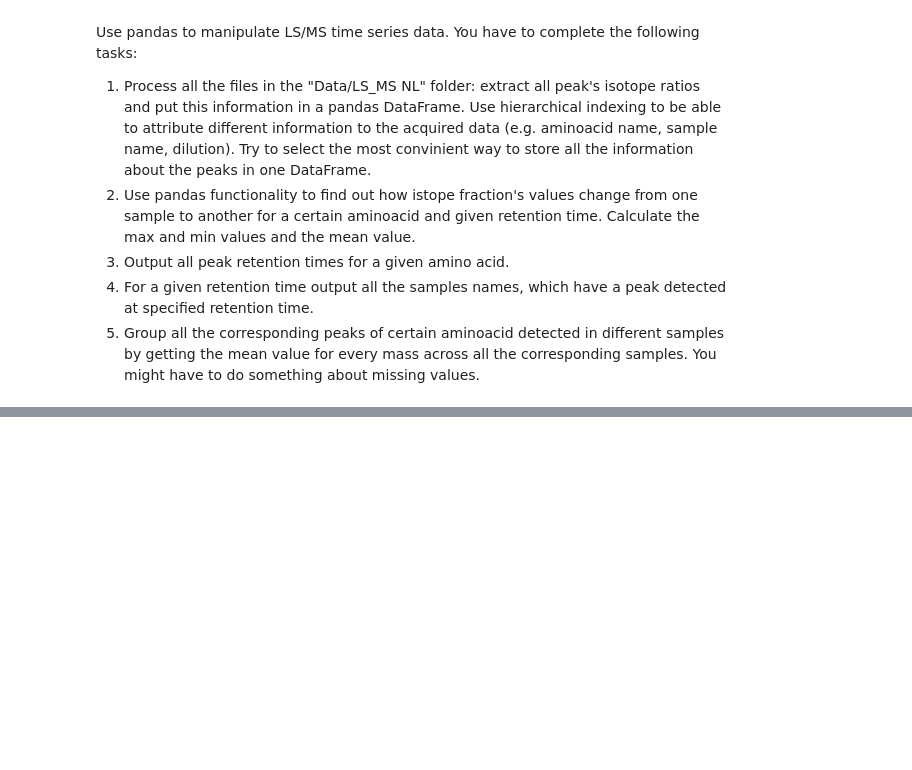
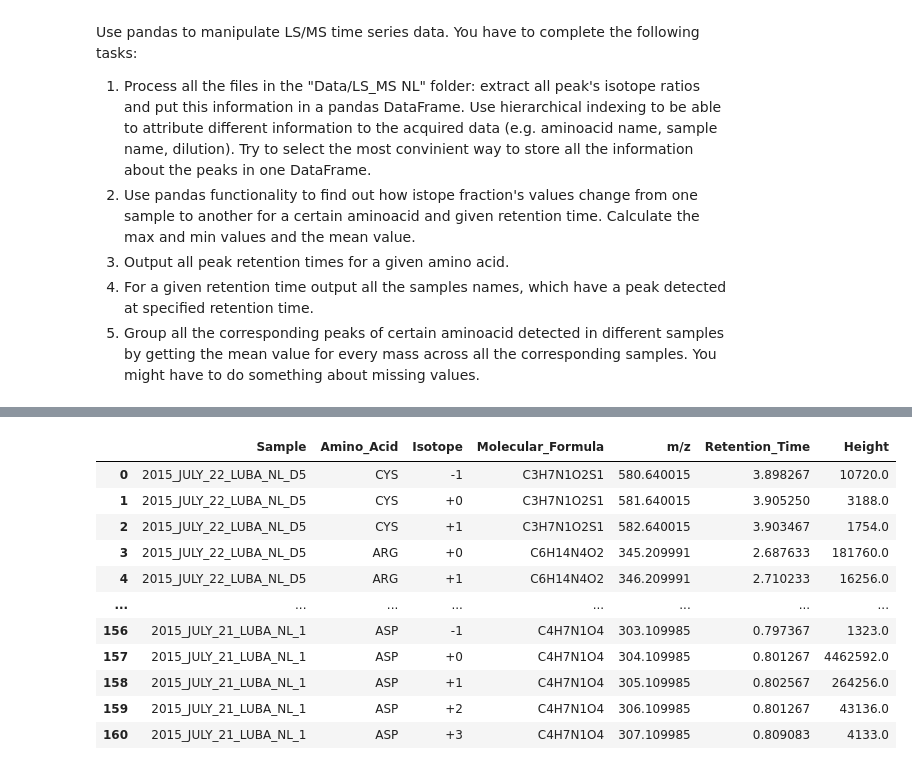
Before and after one commit to tsirleo/PythonDataAnalysis, a Jupyter notebook: Session_06/HW 6 - Data manipulation (continued).ipynb, the cells around one changed output, grey strips where cells are left out. Cells and saved outputs as stored; diff of their text form; code cells hidden in the pictures; blank space fills up the shorter version.

```diff
--- a/Session_06/HW 6 - Data manipulation (continued).ipynb
+++ b/Session_06/HW 6 - Data manipulation (continued).ipynb
@@ -10,0 +15,6 @@ Load the GLU.csv file from the "Data" folder. The file contains peak area and he
+# %%
+file_path = "../Data/GLU.csv"
+df = pd.read_csv(file_path)
+df.set_index('Name', inplace=True)
+
+df
@@ -17,3 +147,15 @@ Use pandas to manipulate LS/MS time series data. You have to complete the follow
 3. Output all peak retention times for a given amino acid.
 4. For a given retention time output all the samples names, which have a peak detected at specified retention time.
 5. Group all the corresponding peaks of certain aminoacid detected in different samples by getting the mean value for every mass across all the corresponding samples. You might have to do something about missing values.
+# %%
+import pandas as pd
+import os
+import glob
+
+
+directory = "../Data/LS_MS NL"
+file_paths = glob.glob(os.path.join(directory, "*.csv"))
+
+print(f"Found {len(file_paths)} files:")
+for f in file_paths:
+    print(f" - {os.path.basename(f)}")
@@ -19,0 +167,68 @@ Use pandas to manipulate LS/MS time series data. You have to complete the follow
+# %%
+def get_peak_data(file_path):
+    try:
+        df = pd.read_csv(file_path)
+    except Exception as e:
+        print(f"Cannot read {os.path.basename(file_path)}: {e}")
+        return []
+
+    peaks = []
+    for col in df.columns:
+        if '.CDF peak m/z' in col:
+            parts = col.split('_')
+            if 'MRM' in parts:
+                mrm_idx = parts.index('MRM')
+                sample_name = '_'.join(parts[:mrm_idx])
+                amino_acid = parts[-1].split('.CDF')[0].replace('C13L_', '')
+            else:
+                print(f"Skipping column {col} in {os.path.basename(file_path)}: no 'MRM'")
+                continue
+
+            file_key = col.split('.CDF')[0]
+            rt_col = f"{file_key}.CDF peak retention time"
+            height_col = f"{file_key}.CDF peak height"
+
+            if rt_col in df.columns:
+                for _, row in df.iterrows():
+                    if row[col] > 0 and row[rt_col] > 0:
+                        aa_name = row['Name'].split('+')[0].split('-')[0]
+                        isotope = row['Name'].replace(aa_name, '') or '0'
+                        mol_formula = row['Molecular formula']
+
+                        peaks.append({
+                            'Sample': sample_name,
+                            'Amino_Acid': aa_name,
+                            'Isotope': isotope,
+                            'Molecular_Formula': mol_formula,
+                            'm/z': row[col],
+                            'Retention_Time': row[rt_col],
+                            'Height': row[height_col] if height_col in df.columns else 0
+                        })
+
+    return peaks
+
+
+all_peaks = []
+for file_path in file_paths:
+    peaks = get_peak_data(file_path)
+    if peaks:
+        all_peaks.extend(peaks)
+    else:
+        print(f"No peaks extracted from {os.path.basename(file_path)}")
+
+peak_df = pd.DataFrame(all_peaks)
+
+peak_df
+# %% [output]
+|  | Sample | Amino_Acid | Isotope | Molecular_Formula | m/z | Retention_Time | Height |
+| 0 | 2015_JULY_22_LUBA_NL_D5 | CYS | -1 | C3H7N1O2S1 | 580.640015 | 3.898267 | 10720.0 |
+| 1 | 2015_JULY_22_LUBA_NL_D5 | CYS | +0 | C3H7N1O2S1 | 581.640015 | 3.905250 | 3188.0 |
+| 2 | 2015_JULY_22_LUBA_NL_D5 | CYS | +1 | C3H7N1O2S1 | 582.640015 | 3.903467 | 1754.0 |
+| 3 | 2015_JULY_22_LUBA_NL_D5 | ARG | +0 | C6H14N4O2 | 345.209991 | 2.687633 | 181760.0 |
+| 4 | 2015_JULY_22_LUBA_NL_D5 | ARG | +1 | C6H14N4O2 | 346.209991 | 2.710233 | 16256.0 |
+| ... | ... | ... | ... | ... | ... | ... | ... |
+| 156 | 2015_JULY_21_LUBA_NL_1 | ASP | -1 | C4H7N1O4 | 303.109985 | 0.797367 | 1323.0 |
+| 157 | 2015_JULY_21_LUBA_NL_1 | ASP | +0 | C4H7N1O4 | 304.109985 | 0.801267 | 4462592.0 |
+| 158 | 2015_JULY_21_LUBA_NL_1 | ASP | +1 | C4H7N1O4 | 305.109985 | 0.802567 | 264256.0 |
+| 159 | 2015_JULY_21_LUBA_NL_1 | ASP | +2 | C4H7N1O4 | 306.109985 | 0.801267 | 43136.0 |
+| 160 | 2015_JULY_21_LUBA_NL_1 | ASP | +3 | C4H7N1O4 | 307.109985 | 0.809083 | 4133.0 |
```
Also changed, not shown: parts of 15 cells of this notebook.
